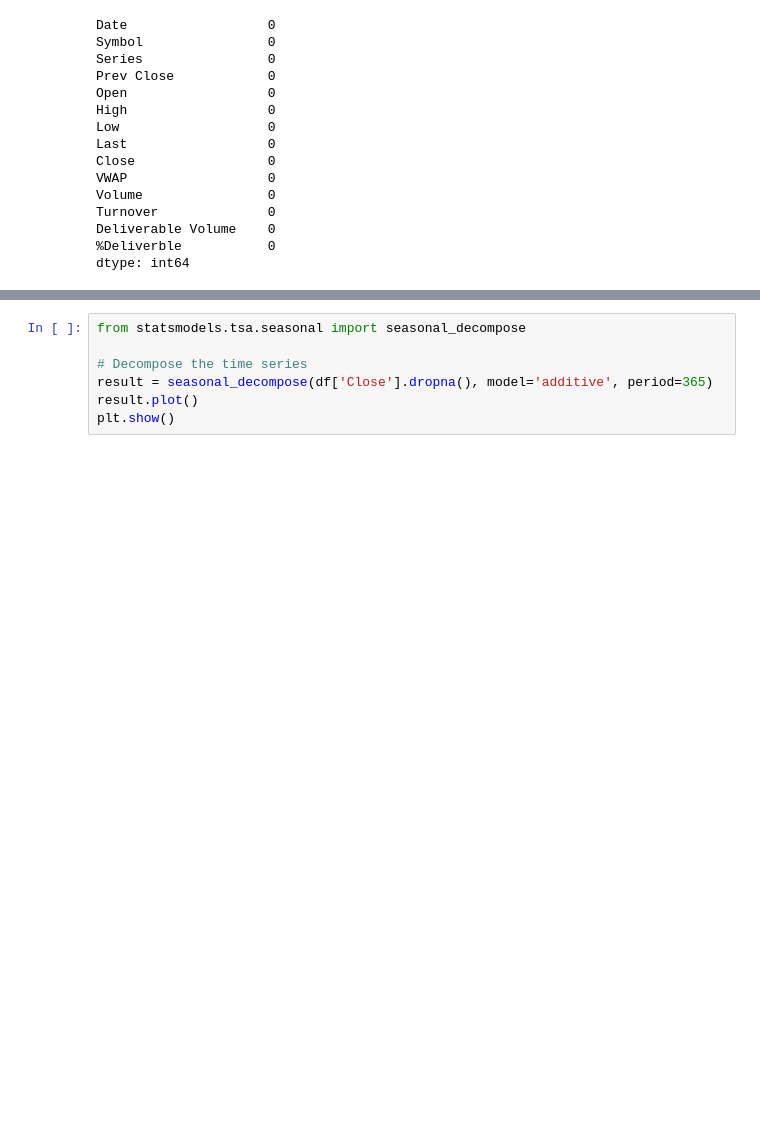
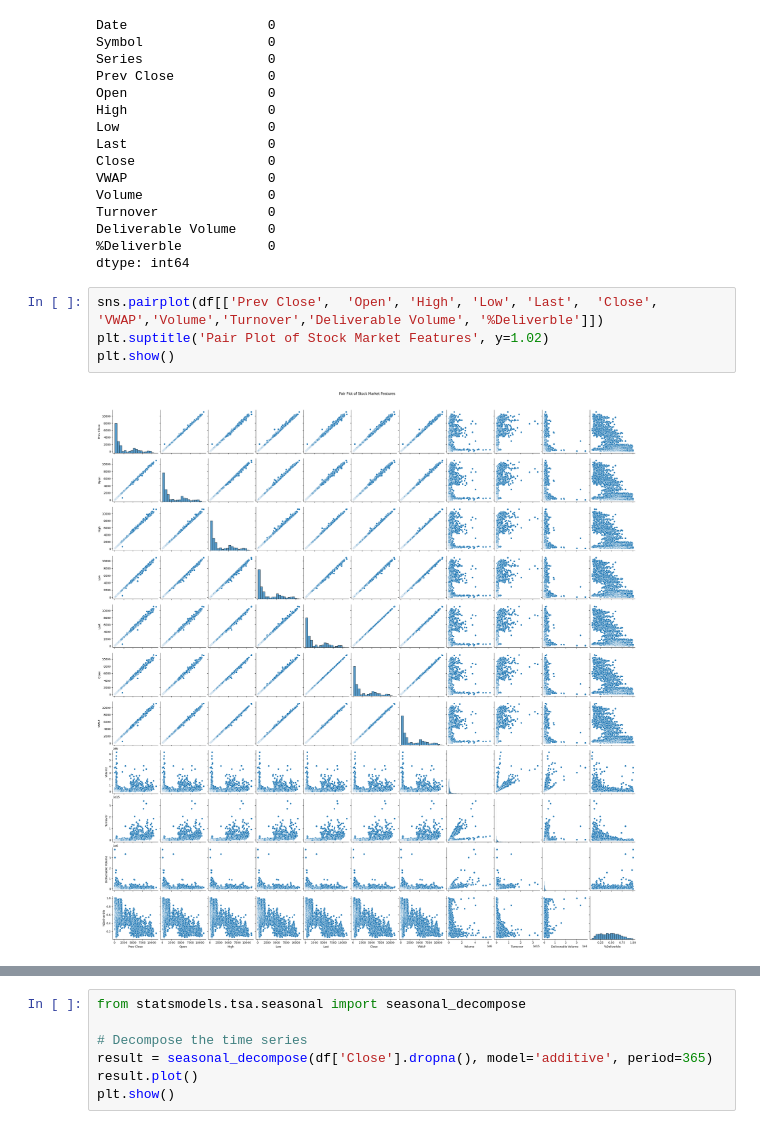
Before and after one commit to falak105/TimeseriesCIA3, a Jupyter notebook: CAI3.ipynb, the cells around one changed output, grey strips where cells are left out. Drawn from its saved outputs; the diff is of its cells as text; blank space fills up the shorter version.

```diff
--- a/CAI3.ipynb
+++ b/CAI3.ipynb
@@ -108,3 +108,9 @@ Turnover              0
 Deliverable Volume    0
 %Deliverble           0
 dtype: int64
+# %%
+sns.pairplot(df[['Prev Close',	'Open',	'High',	'Low', 'Last',	'Close', 'VWAP','Volume','Turnover','Deliverable Volume', '%Deliverble']])
+plt.suptitle('Pair Plot of Stock Market Features', y=1.02)
+plt.show()
+# %% [output]
+[figure, added]
```
Also changed, not shown: parts of 2 cells of this notebook.
